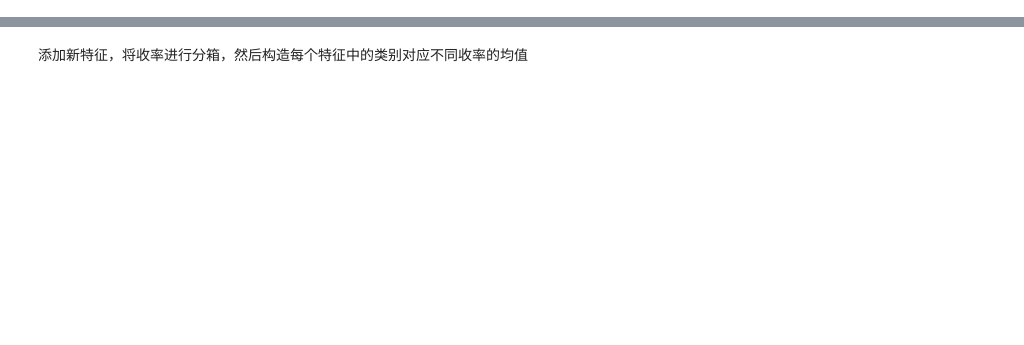
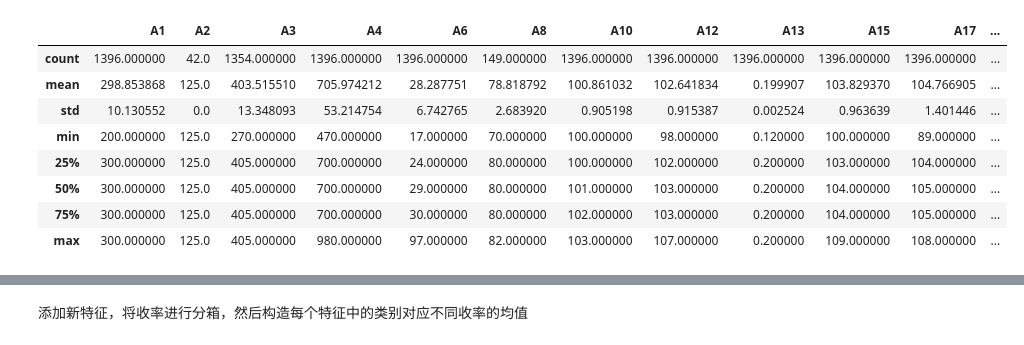
Before and after one commit to zmecust/machine-learning, a Jupyter notebook: jinnan.ipynb, the cells around one changed output, grey strips where cells are left out. Cells and saved outputs as stored; diff of their text form; code cells hidden in the pictures; blank space fills up the shorter version.

```diff
--- a/jinnan.ipynb
+++ b/jinnan.ipynb
@@ -26,0 +47,12 @@ test  = pd.read_csv('datasets/jinnan/jinnan_round1_testA_20181227.csv', encoding
+# %%
+train.describe()
+# %% [output]
+|  | A1 | A2 | A3 | A4 | A6 | A8 | A10 | A12 | A13 | A15 | A17 | ... |
+| count | 1396.000000 | 42.0 | 1354.000000 | 1396.000000 | 1396.000000 | 149.000000 | 1396.000000 | 1396.000000 | 1396.000000 | 1396.000000 | 1396.000000 | ... |
+| mean | 298.853868 | 125.0 | 403.515510 | 705.974212 | 28.287751 | 78.818792 | 100.861032 | 102.641834 | 0.199907 | 103.829370 | 104.766905 | ... |
+| std | 10.130552 | 0.0 | 13.348093 | 53.214754 | 6.742765 | 2.683920 | 0.905198 | 0.915387 | 0.002524 | 0.963639 | 1.401446 | ... |
+| min | 200.000000 | 125.0 | 270.000000 | 470.000000 | 17.000000 | 70.000000 | 100.000000 | 98.000000 | 0.120000 | 100.000000 | 89.000000 | ... |
+| 25% | 300.000000 | 125.0 | 405.000000 | 700.000000 | 24.000000 | 80.000000 | 100.000000 | 102.000000 | 0.200000 | 103.000000 | 104.000000 | ... |
+| 50% | 300.000000 | 125.0 | 405.000000 | 700.000000 | 29.000000 | 80.000000 | 101.000000 | 103.000000 | 0.200000 | 104.000000 | 105.000000 | ... |
+| 75% | 300.000000 | 125.0 | 405.000000 | 700.000000 | 30.000000 | 80.000000 | 102.000000 | 103.000000 | 0.200000 | 104.000000 | 105.000000 | ... |
+| max | 300.000000 | 125.0 | 405.000000 | 980.000000 | 97.000000 | 82.000000 | 103.000000 | 107.000000 | 0.200000 | 109.000000 | 108.000000 | ... |
```
Also changed, not shown: parts of 24 cells of this notebook.
